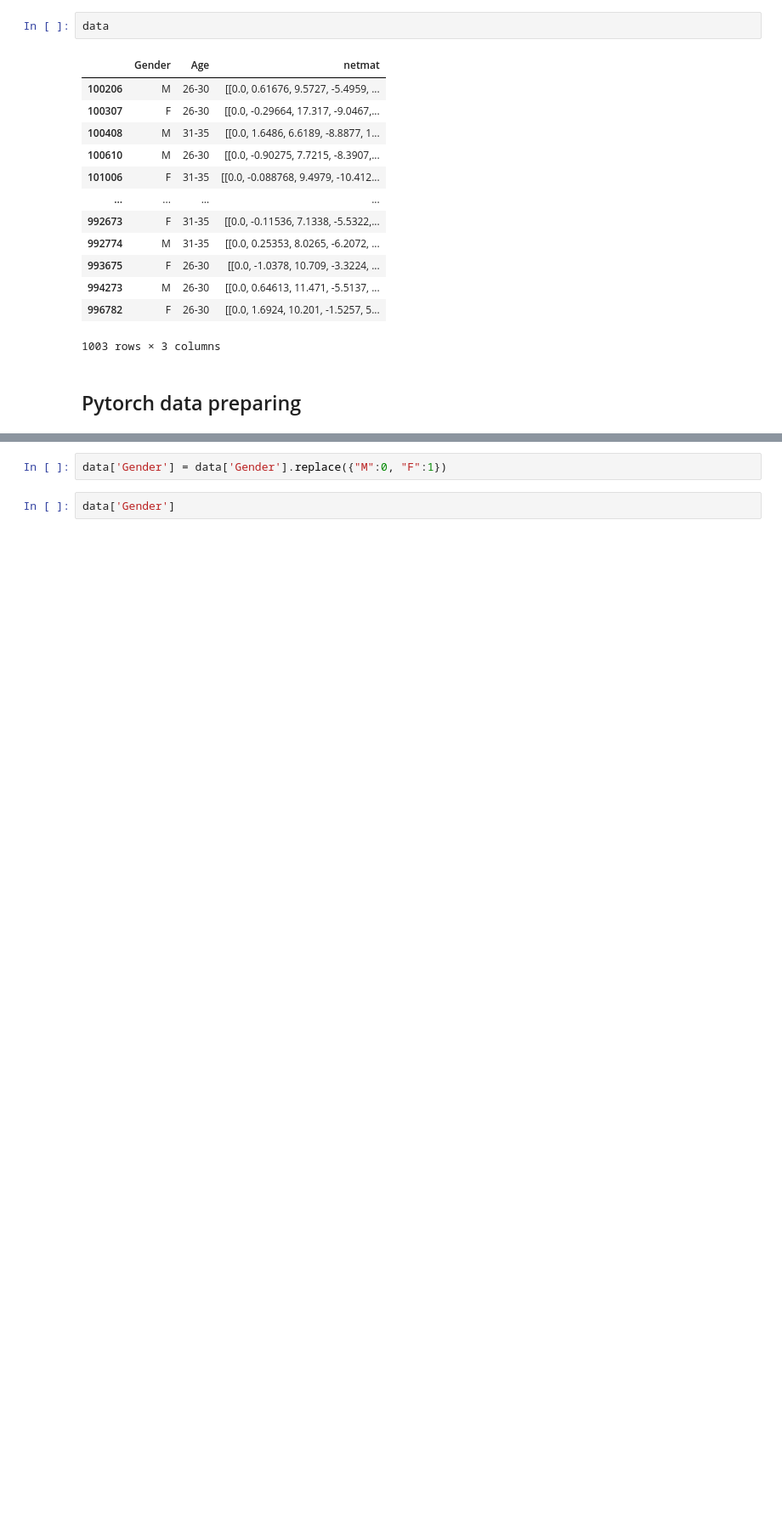
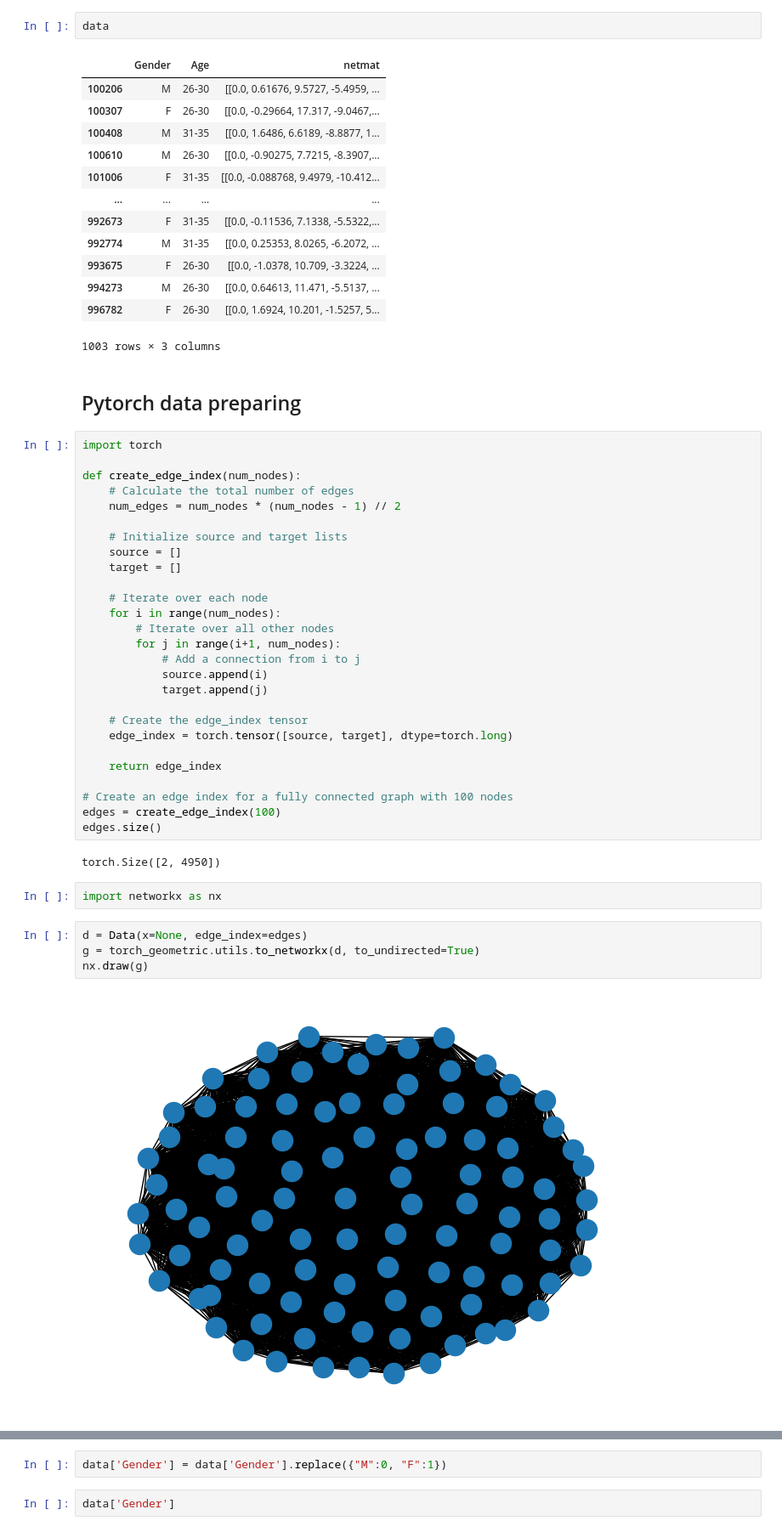
Before and after one commit to AndrewCheng02/DSC180B-Capstone-ProjectA09, a Jupyter notebook: GNN.ipynb, the cells around one changed output, grey strips where cells are left out. Shown at 85% size. Drawn from its saved outputs; the diff is of its cells as text; blank space fills up the shorter version.

```diff
--- a/GNN.ipynb
+++ b/GNN.ipynb
@@ -68,3 +70,40 @@ data
 1003 rows × 3 columns
 # %% [markdown]
 ## Pytorch data preparing
+# %%
+import torch
+
+def create_edge_index(num_nodes):
+    # Calculate the total number of edges
+    num_edges = num_nodes * (num_nodes - 1) // 2
+
+    # Initialize source and target lists
+    source = []
+    target = []
+
+    # Iterate over each node
+    for i in range(num_nodes):
+        # Iterate over all other nodes
+        for j in range(i+1, num_nodes):
+            # Add a connection from i to j
+            source.append(i)
+            target.append(j)
+
+    # Create the edge_index tensor
+    edge_index = torch.tensor([source, target], dtype=torch.long)
+
+    return edge_index
+
+# Create an edge index for a fully connected graph with 100 nodes
+edges = create_edge_index(100)
+edges.size()
+# %% [output]
+torch.Size([2, 4950])
+# %%
+import networkx as nx
+# %%
+d = Data(x=None, edge_index=edges)
+g = torch_geometric.utils.to_networkx(d, to_undirected=True)
+nx.draw(g)
+# %% [output]
+[figure, added]
```
Also changed, not shown: parts of 14 cells of this notebook.
